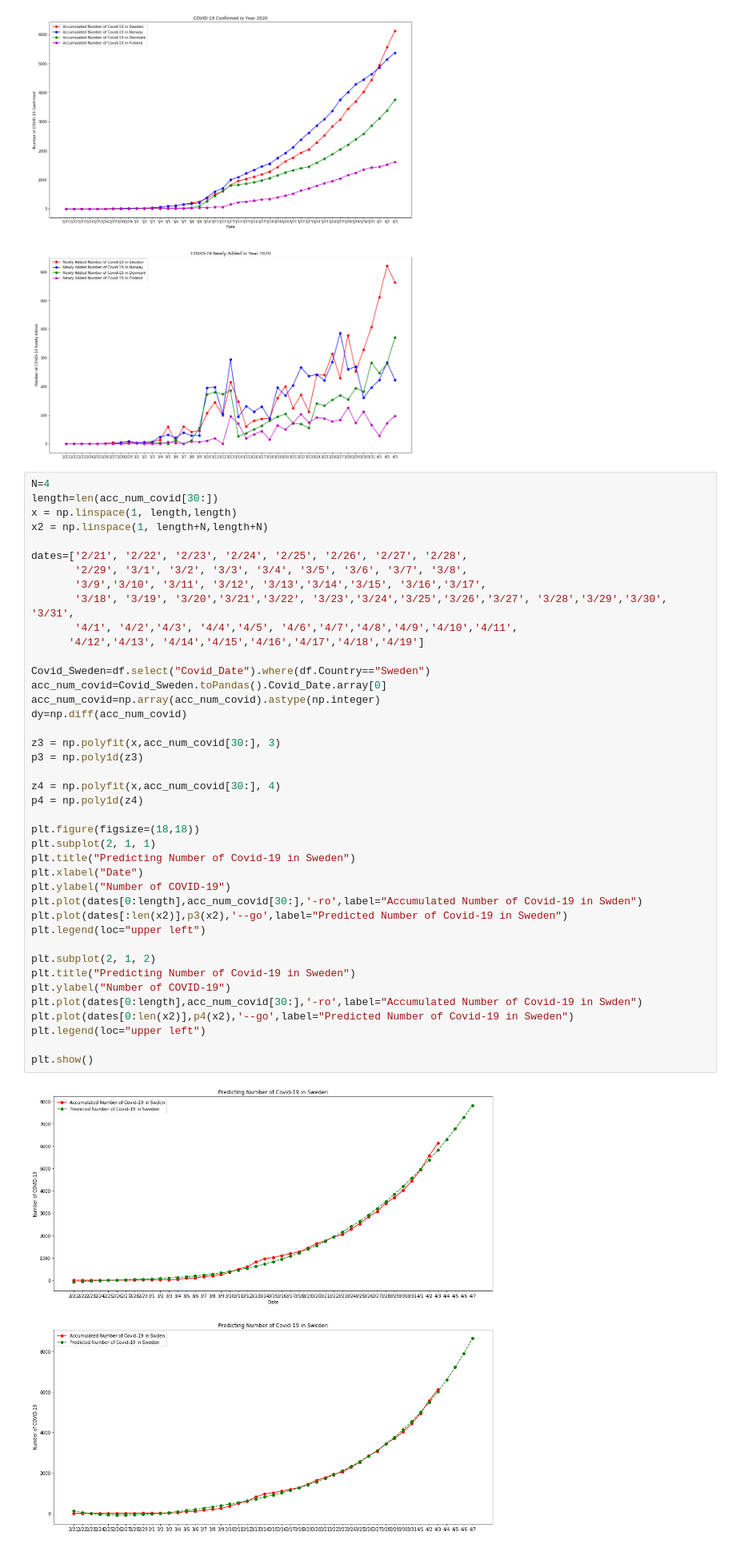
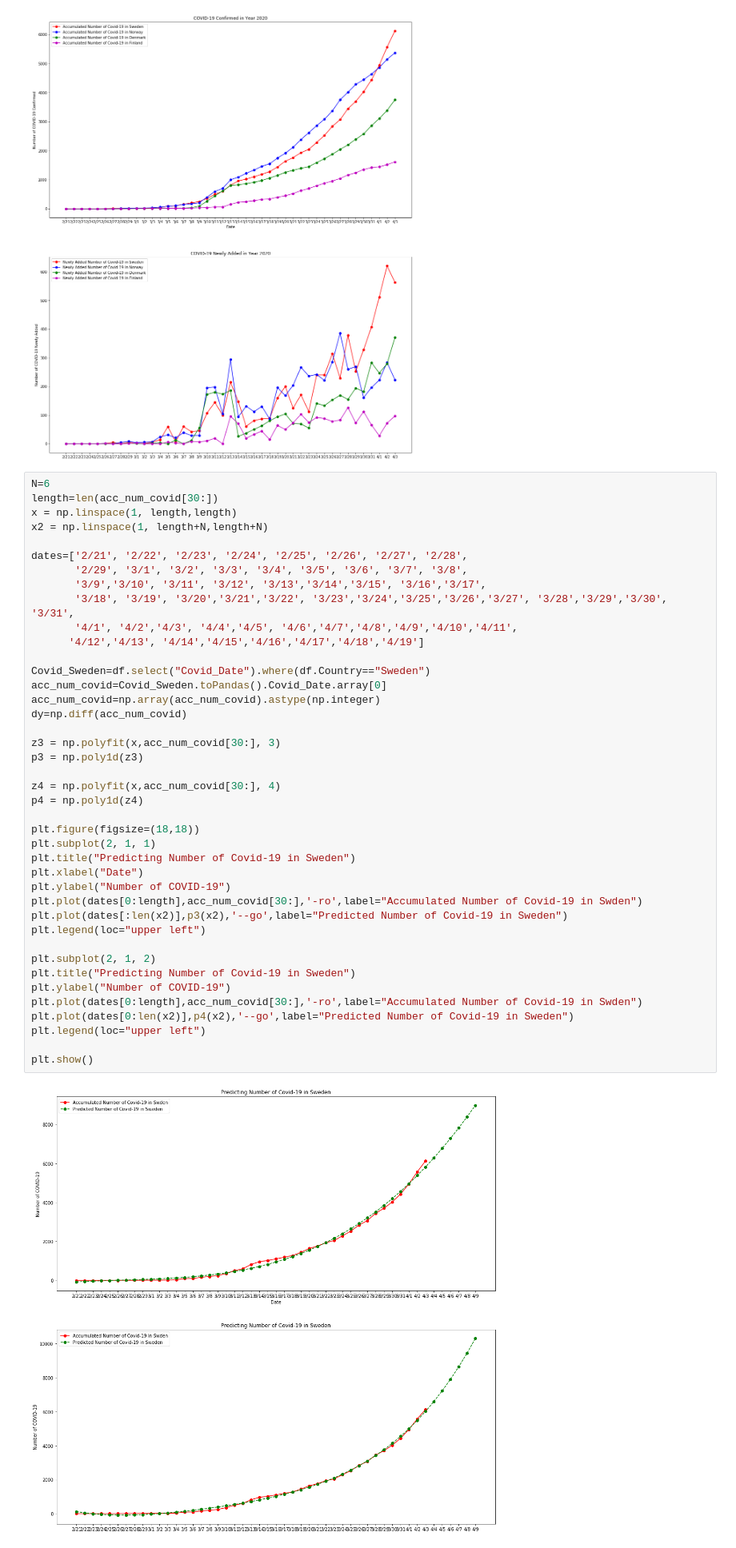
Before and after one commit to xingyazhou/datageek-github, a Jupyter notebook: COVID-19 Analysis.ipynb, the cells around one changed output. Shown at 80% size. Drawn from its saved outputs; the diff is of its cells as text.

```diff
--- a/COVID-19 Analysis.ipynb
+++ b/COVID-19 Analysis.ipynb
@@ -148,7 +148,7 @@ plt.show()
 # %% [output]
 [figure]
 # %%
-N=4
+N=6
 length=len(acc_num_covid[30:])
 x = np.linspace(1, length,length)
 x2 = np.linspace(1, length+N,length+N)
@@ -162,34 +162,34 @@ dates=['2/21', '2/22', '2/23', '2/24', '2/25', '2/26', '2/27', '2/28',
 
 Covid_Sweden=df.select("Covid_Date").where(df.Country=="Sweden")
 acc_num_covid=Covid_Sweden.toPandas().Covid_Date.array[0]
 acc_num_covid=np.array(acc_num_covid).astype(np.integer)
 dy=np.diff(acc_num_covid)
 
 z3 = np.polyfit(x,acc_num_covid[30:], 3)
 p3 = np.poly1d(z3)
 
 z4 = np.polyfit(x,acc_num_covid[30:], 4)
 p4 = np.poly1d(z4)
 
 plt.figure(figsize=(18,18))
 plt.subplot(2, 1, 1)
 plt.title("Predicting Number of Covid-19 in Sweden")
 plt.xlabel("Date")
 plt.ylabel("Number of COVID-19")
 plt.plot(dates[0:length],acc_num_covid[30:],'-ro',label="Accumulated Number of Covid-19 in Swden")
 plt.plot(dates[:len(x2)],p3(x2),'--go',label="Predicted Number of Covid-19 in Sweden")
 plt.legend(loc="upper left")
 
 plt.subplot(2, 1, 2)
 plt.title("Predicting Number of Covid-19 in Sweden")
 plt.ylabel("Number of COVID-19")
 plt.plot(dates[0:length],acc_num_covid[30:],'-ro',label="Accumulated Number of Covid-19 in Swden")
 plt.plot(dates[0:len(x2)],p4(x2),'--go',label="Predicted Number of Covid-19 in Sweden")
 plt.legend(loc="upper left")
 
 plt.show()
 # %% [output]
-[figure, old version]
+[figure, new version]
 # %%
 length=len(dy[30:])
 x = np.linspace(1, length,length)
```
Also changed, not shown: parts of 11 cells of this notebook.
